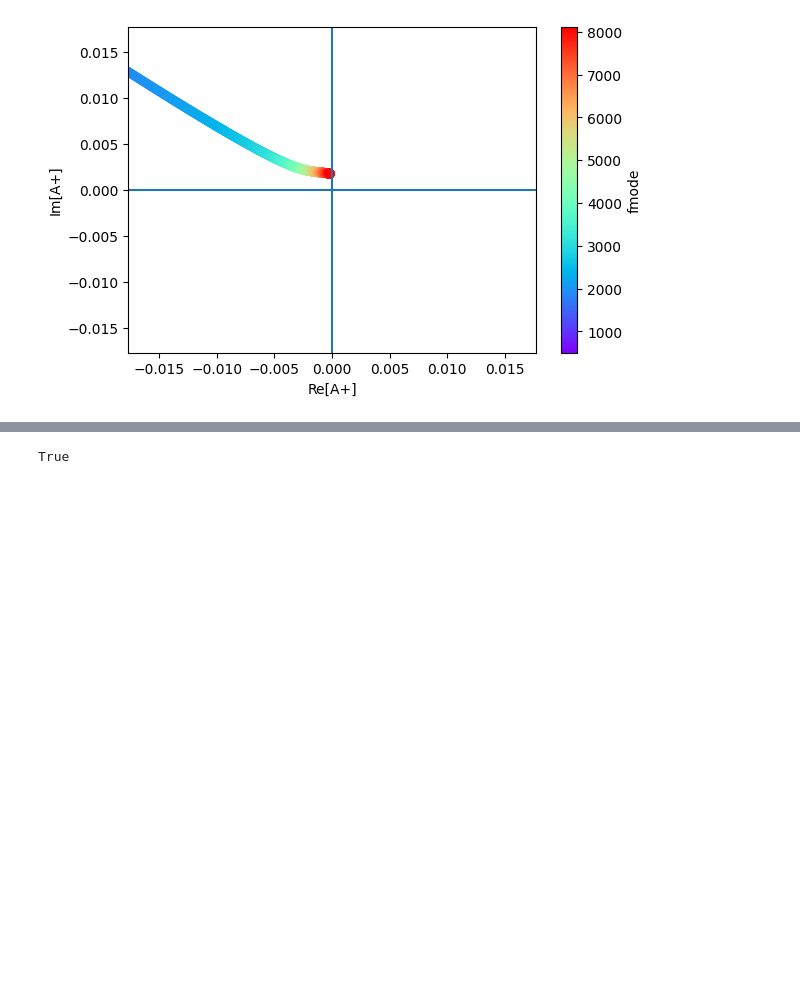
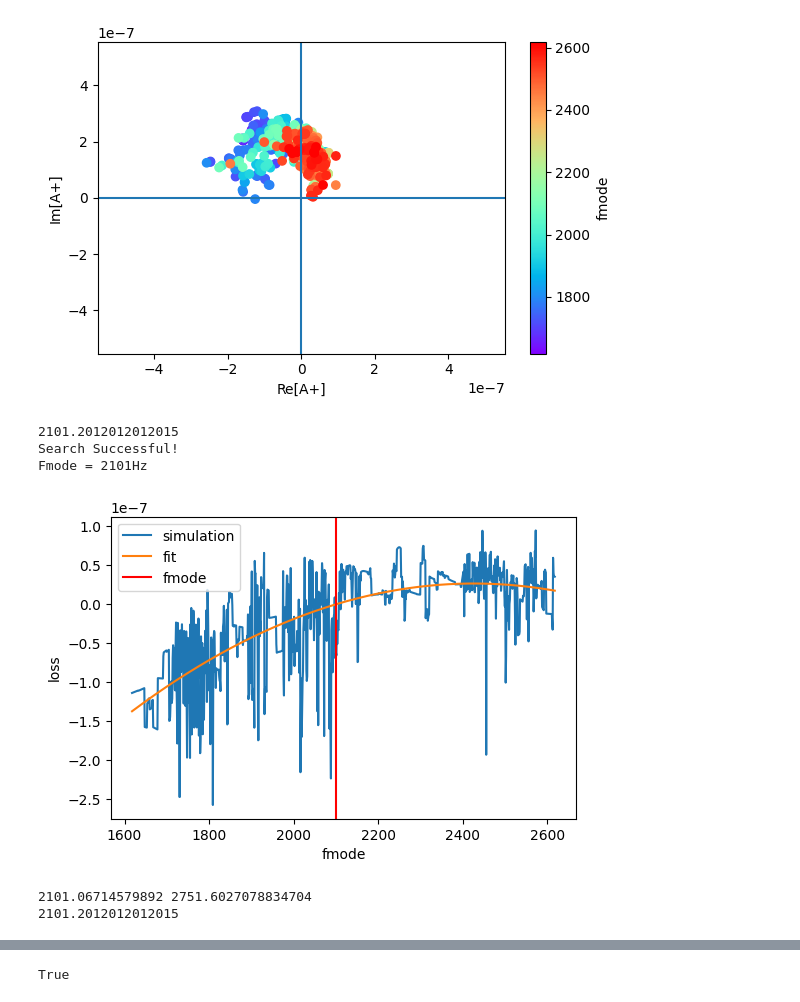
Before and after one commit to utkarsh7236/fmodes, a Jupyter notebook: Zerilli2.ipynb, the cells around one changed output, grey strips where cells are left out. Saved outputs shown, nothing was run; the diff lists cells and outputs as text; code cells hidden in the pictures; blank space fills up the shorter version.

```diff
--- a/Zerilli2.ipynb
+++ b/Zerilli2.ipynb
@@ -16,7 +16,7 @@ from scipy.optimize import curve_fit
 # Star 1 (Solar Mass SLY4) 1931
 r_R = 1146401.0
 m_R = 2.775310176896487e+33
-z0 = [-0.002898878231265, 6.796270460394035e-09]
+z0 = [-1.3733226768347598e-07, 1.5875573513092997e-13]
 f_real = 1931
 
 # # Star 2 (Heavy SLY4) 2591
@@ -126,11 +237,13 @@ omega_vals = []
 loss_vals = []
 abs_loss_vals = []
 
-hw = 6e3
-fguess = f_real + int((np.random.rand()-0.5) * 500)
+
+hw = 500
+fmin = fguess-hw
+fmax = fguess+hw
 
 
-for omega in tqdm(np.linspace(max(500,(fguess-hw))*2*np.pi, (fguess+hw)*2*np.pi, 1000)):
+for omega in tqdm(np.linspace(fmin*2*np.pi, fmax*2*np.pi, 1000)):
 
     alpha0, alpha1, alpha2 = alphas(omega, nl, m_R)
 
@@ -151,45 +264,83 @@ for omega in tqdm(np.linspace(max(500,(fguess-hw))*2*np.pi, (fguess+hw)*2*np.pi,
 
     b = _b(rFinal, m_R)
 
     # Z+/-
     zMinus = np.exp(-1j*(omega/c)*rStarFinal) * (alpha0 + alpha1/rFinal + alpha2/(rFinal**2))
     zPlus = np.conjugate(zMinus)
 
     # Zprime +/-
     zPrimeMinus = -1j*(omega/c)*np.exp(-1j*(omega/c)*rStarFinal) \
                 * (alpha0 + alpha1/rFinal + (alpha2 + 1j*alpha1*(1-2*b)*c/omega)/(rFinal**2))
     zPrimePlus = np.conjugate(zPrimeMinus)
 
     # A+
     A_plus = -zFinal*zPrimeMinus/(zMinus*zPrimePlus - zPlus*zPrimeMinus) \
             + zMinus*zPrimeFinal/(zMinus*zPrimePlus - zPlus*zPrimeMinus)
 
     # A-
     A_minus = -zFinal*zPrimePlus/(-zMinus*zPrimePlus + zPlus*zPrimeMinus) \
              + zPlus*zPrimeFinal/(-zMinus*zPrimePlus + zPlus*zPrimeMinus)
 
     loss = A_plus
     abs_loss = abs(loss)
     omega_vals.append(omega)
     loss_vals.append(loss)
     abs_loss_vals.append(abs_loss)
 
 omega_arr = np.array(omega_vals)
 loss_arr = np.array(loss_vals)
 abs_loss_arr = np.array(abs_loss_vals)
 fmode_arr = omega_arr/(2*np.pi)
+
+plt.figure(dpi = 100)
+sc = plt.scatter(np.real(loss_arr),np.imag(loss_arr), c = fmode_arr, cmap = cm.rainbow)
+plt.xlabel("Re[A+]")
+plt.ylabel("Im[A+]")
+plt.colorbar(sc, label = "fmode")
+plt.tight_layout()
+plt.axhline(0)
+plt.axvline(0)
+lim = 20*min(np.abs(loss_arr))
+plt.xlim(-lim, lim)
+plt.ylim(-lim, lim)
+plt.show()
+
+def quadratic(x, a, b, c):
+    return a*(x**2)+b*(x)+c
+
+
+vec = np.real(loss_arr)
+popt, pcov = curve_fit(quadratic, xdata = fmode_arr, ydata = vec)
+fmode = fmode_arr[np.argmin(np.abs(quadratic(fmode_arr, *popt)))]
+print(fmode)
+
+if np.isclose(fmode, min(fmode_arr)) or np.isclose(fmode, max(fmode_arr)):
+    print("Search Failed")
+else:
+    print(f"Search Successful!\nFmode = {round(fmode)}Hz")
+
+plt.figure(dpi = 100)
+plt.plot(fmode_arr, vec, label = "simulation")
+plt.plot(fmode_arr, quadratic(fmode_arr, *popt), label = "fit")
+plt.axvline(fmode, label = "fmode", color = "red")
+plt.xlabel("fmode")
+plt.ylabel("loss")
+plt.legend()
+plt.show()
+
+_math_a,_math_b,_math_c = popt
+det = np.sqrt(_math_b**2 - 4*_math_a*_math_c)
+fmode1 = (-_math_b + det)/(2*_math_a)
+fmode2 = (-_math_b - det)/(2*_math_a)
+print(fmode1, fmode2)
+print(fmode)
+
+fguess = fmode
+# %% [output]
+[figure, added]
+2101.2012012012015
+Search Successful!
+Fmode = 2101Hz
+[figure, added]
+2101.06714579892 2751.6027078834704
+2101.2012012012015
-# %%
-plt.figure(dpi = 100)
-sc = plt.scatter(np.real(loss_arr),np.imag(loss_arr), c = fmode_arr, cmap = cm.rainbow)
-plt.xlabel("Re[A+]")
-plt.ylabel("Im[A+]")
-plt.colorbar(sc, label = "fmode")
-plt.tight_layout()
-plt.axhline(0)
-plt.axvline(0)
-lim = 10*min(np.abs(loss_arr))
-plt.xlim(-lim, lim)
-plt.ylim(-lim, lim)
-plt.show()
-# %% [output]
-[figure, removed]
```
Also changed, not shown: parts of 5 cells of this notebook.
